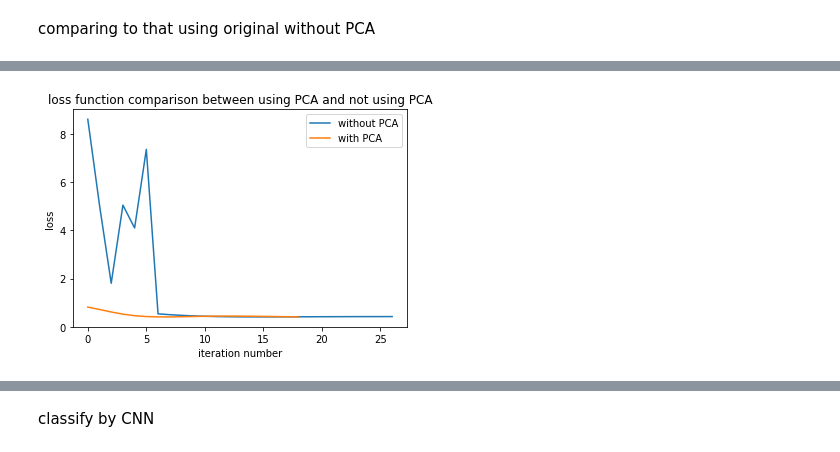
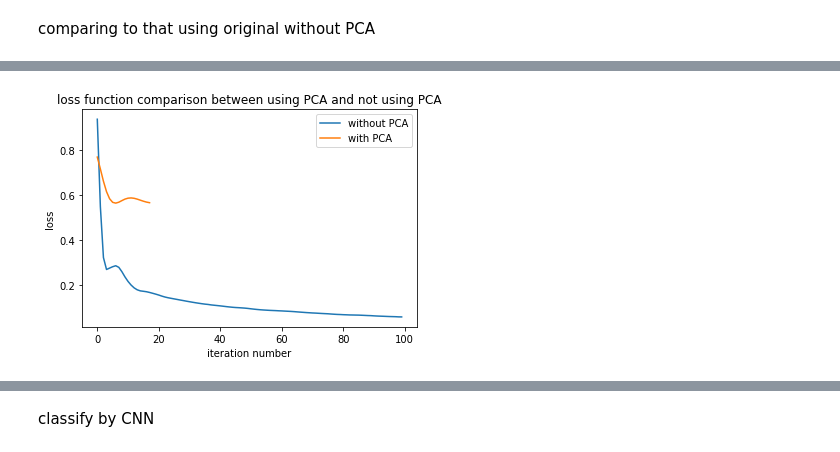
Before and after one commit to jimmylihui/project, a Jupyter notebook: Untitled.ipynb, the cells around one changed output, grey strips where cells are left out. Drawn from its saved outputs; the diff is of its cells as text; code cells hidden in the pictures.

```diff
--- a/Untitled.ipynb
+++ b/Untitled.ipynb
@@ -146,8 +168,9 @@ apply PCA in zone 1
 # %%
+#applying pca to zone 1
 zone1_values=[]
 zone1_tag=[]
 
-for n in zone1:
+for n in zone1_number:
   zone1_values.append([df.X[n],df.Y[n],df.MUX[n],df.MUY[n]])
   zone1_tag.append(df.membership[n])
 print(zone1_values)
@@ -177,7 +200,7 @@ zone1_MUX=[];
 zone1_MUY=[];
 zone1_motion=[];
 PCAcompnent=[]
-for n in zone1:
+for n in zone1_number:
   zone1_x.append(df.X[n])
   zone1_y.append(df.Y[n])
   zone1_MUX.append(df.MUX[n])
@@ -239,11 +260,12 @@ clf = Pipeline([
     ])
 
 param_grid = [{
-        "kpca__gamma": np.linspace(0, 0.0001, 10),
-        "kpca__kernel": ["rbf", "sigmoid"]
+        "kpca__gamma": np.linspace(0.0001, 0.05, 10),
+        "kpca__kernel": ["rbf", "sigmoid","linear"]
     }]
 
 grid_search = GridSearchCV(clf, param_grid, cv=3)
 grid_search.fit(zone1_values, zone1_tag)
 print(grid_search.best_params_)
+print(grid_search.best_score_)
 # %% [output]
@@ -297,0 +475,28 @@ for i, svm_clf in enumerate(svm_clfs):
+# %%
+#applying model in zone 1 to zone 4
+#plot zone 4 based on position
+zone4_x_axis=[];
+zone4_y_axis=[];
+zone4_label=[];
+for n in zone4_number:
+  zone4_x_axis.append(df.X[n])
+  zone4_y_axis.append(df.Y[n])
+  zone4_label.append(df.membership[n])
+zone4_values=[]
+zone4_tag=[]
+
+for n in zone4_number:
+  zone4_values.append([df.X[n],df.Y[n],df.MUX[n],df.MUY[n]])
+  zone4_tag.append(df.membership[n])
+#zone3_values = StandardScaler().fit_transform(zone3_values)
+
+PCA_component_zone_4=sig_pca.transform(zone4_values)
+plt.scatter(PCA_component_zone_4[:,0], PCA_component_zone_4[:,1], c=colormap[zone4_tag])
+y_tag_zone_4 = rbf_kernel_svm_clf.predict(PCA_component_zone_4)
+print(f1_score(zone4_tag, y_tag_zone_4, average="macro"))
+print(precision_score(zone4_tag, y_tag_zone_4, average="macro"))
+print(recall_score(zone4_tag, y_tag_zone_4, average="macro"))
+conf_matrix = confusion_matrix(zone4_tag, y_tag_zone_4)
+print(conf_matrix)
+plot_predictions(rbf_kernel_svm_clf, [-0.05, 0.05, -0.05, 0.05])
+plot_dataset(PCA_component_zone_4, zone4_tag, [-0.05, 0.05, -0.05, 0.05])
@@ -337,8 +832,11 @@ Training set score: 0.860000
 # %% [markdown]
 comparing to that using original without PCA
 # %%
-mlp.fit(zone1_values, zone1_tag)
-print("Training set score: %f" % mlp.score(zone1_values, zone1_tag))
+values_comparison_train, values_comparison_test, tags_comparison_train, tags_comparison_test = train_test_split(
+    values, tag, test_size=0.6, random_state=42)
+mlp.fit(values_comparison_train, tags_comparison_train)
+print("Training set score: %f" % mlp.score(values_comparison_train, tags_comparison_train))
+print("testing set score: %f" % mlp.score(values_comparison_test, tags_comparison_test))
 loss_values = mlp.loss_curve_
 plt.plot(loss_values,label="without PCA")
 plt.plot(loss_value_pca,label="with PCA")
@@ -368 +866 @@ Training set score: 0.860000
-[figure, old version]
+[figure, new version]
```
Also changed, not shown: parts of 34 cells of this notebook.
